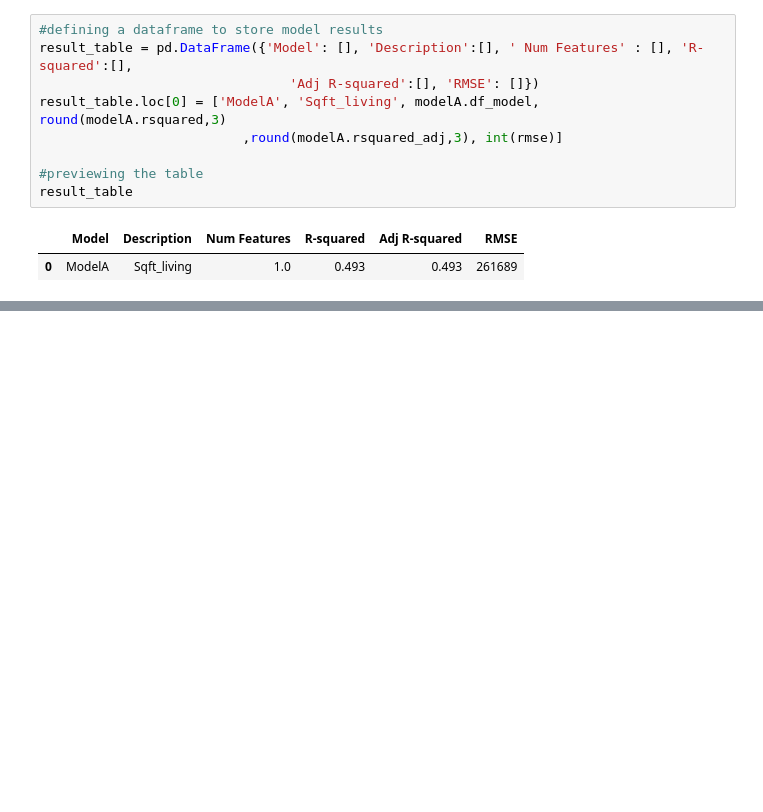
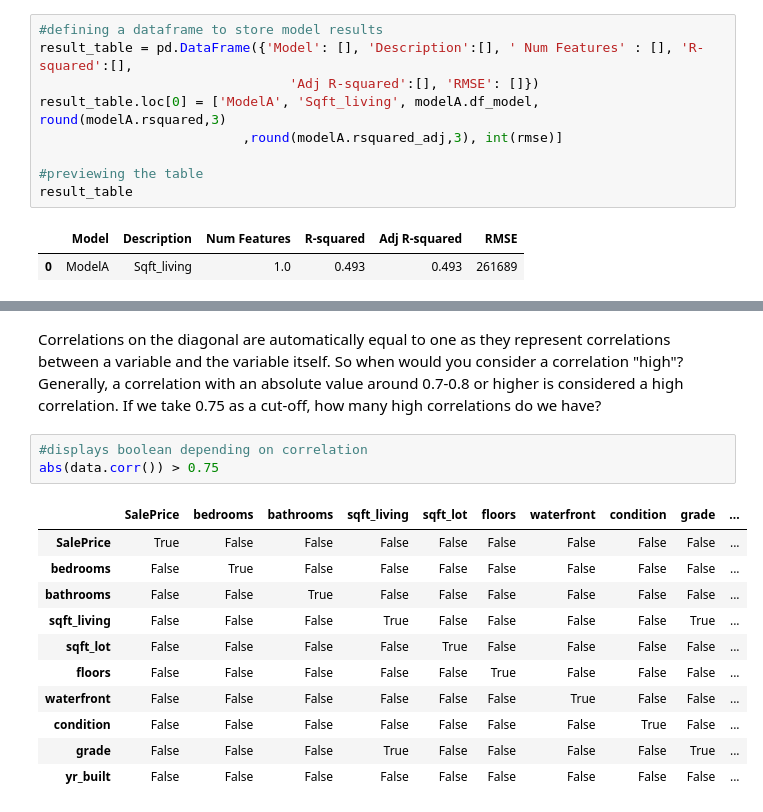
Before and after one commit to brandonbush2/Elite-Properties-Project, a Jupyter notebook: Elite Properties Group.ipynb, the cells around one changed output, grey strips where cells are left out. Drawn from its saved outputs; the diff is of its cells as text; blank space fills up the shorter version.

```diff
--- a/Elite Properties Group.ipynb
+++ b/Elite Properties Group.ipynb
@@ -568,0 +634,17 @@ result_table
+# %% [markdown]
+Correlations on the diagonal are automatically equal to one as they represent correlations between a variable and the variable itself. So when would you consider a correlation "high"? Generally, a correlation with an absolute value around 0.7-0.8 or higher is considered a high correlation. If we take 0.75 as a cut-off, how many high correlations do we have?
+# %%
+#displays boolean depending on correlation
+abs(data.corr()) > 0.75
+# %% [output]
+|  | SalePrice | bedrooms | bathrooms | sqft_living | sqft_lot | floors | waterfront | condition | grade | ... |
+| SalePrice | True | False | False | False | False | False | False | False | False | ... |
+| bedrooms | False | True | False | False | False | False | False | False | False | ... |
+| bathrooms | False | False | True | False | False | False | False | False | False | ... |
+| sqft_living | False | False | False | True | False | False | False | False | True | ... |
+| sqft_lot | False | False | False | False | True | False | False | False | False | ... |
+| floors | False | False | False | False | False | True | False | False | False | ... |
+| waterfront | False | False | False | False | False | False | True | False | False | ... |
+| condition | False | False | False | False | False | False | False | True | False | ... |
+| grade | False | False | False | True | False | False | False | False | True | ... |
+| yr_built | False | False | False | False | False | False | False | False | False | ... |
```
Also changed, not shown: parts of 45 cells of this notebook.
